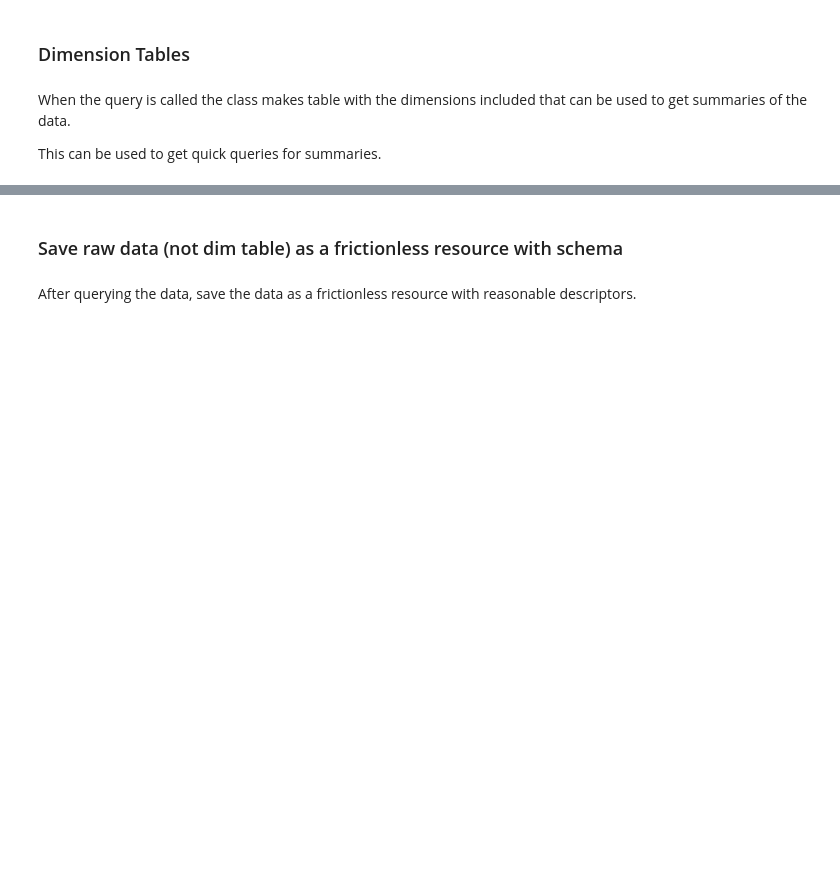
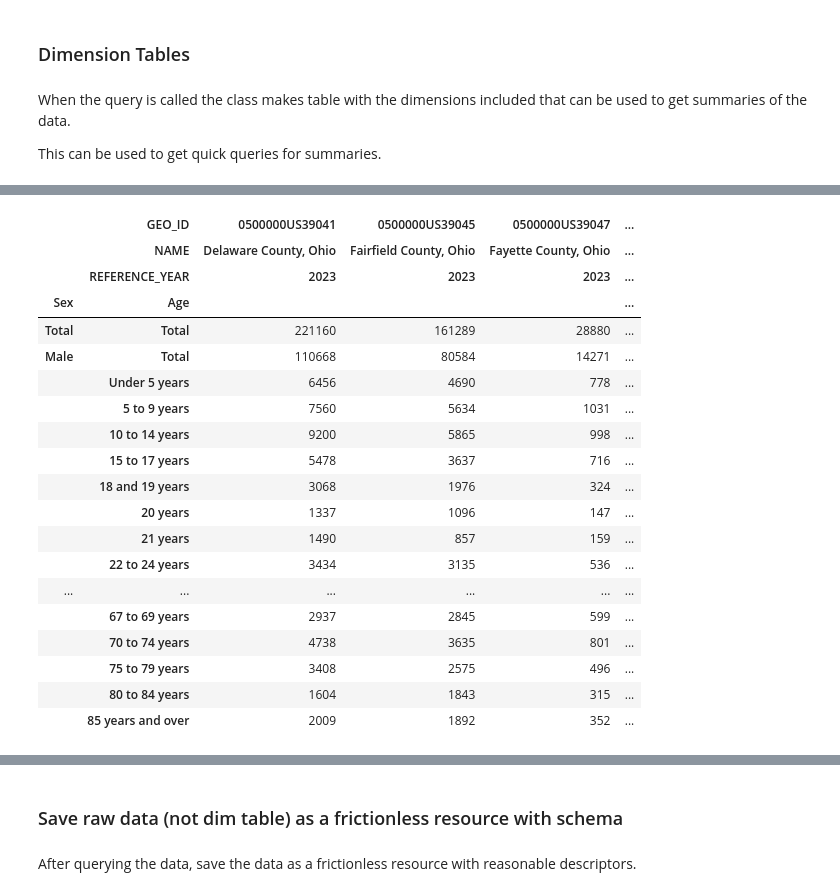
Before and after one commit to morpc/morpc-py, a Jupyter notebook: docs/07-morpc-census-demo.ipynb, the cells around one changed output, grey strips where cells are left out. Cells and saved outputs as stored; diff of their text form; code cells hidden in the pictures; blank space fills up the shorter version.

Commit message:
Diminision class add wide and long

```diff
--- a/docs/07-morpc-census-demo.ipynb
+++ b/docs/07-morpc-census-demo.ipynb
@@ -116,0 +113,23 @@ table.loc[table['VAR_TYPE']=='Estimate'].fillna("").set_index(acs.DIMENSIONS).dr
+# %%
+acs.DIM_TABLE.WIDE
+# %% [output]
+|  | GEO_ID | 0500000US39041 | 0500000US39045 | 0500000US39047 | ... |
+|  | NAME | Delaware County, Ohio | Fairfield County, Ohio | Fayette County, Ohio | ... |
+|  | REFERENCE_YEAR | 2023 | 2023 | 2023 | ... |
+| Sex | Age |  |  |  | ... |
+| Total | Total | 221160 | 161289 | 28880 | ... |
+| Male | Total | 110668 | 80584 | 14271 | ... |
+|  | Under 5 years | 6456 | 4690 | 778 | ... |
+|  | 5 to 9 years | 7560 | 5634 | 1031 | ... |
+|  | 10 to 14 years | 9200 | 5865 | 998 | ... |
+|  | 15 to 17 years | 5478 | 3637 | 716 | ... |
+|  | 18 and 19 years | 3068 | 1976 | 324 | ... |
+|  | 20 years | 1337 | 1096 | 147 | ... |
+|  | 21 years | 1490 | 857 | 159 | ... |
+|  | 22 to 24 years | 3434 | 3135 | 536 | ... |
+| ... | ... | ... | ... | ... | ... |
+|  | 67 to 69 years | 2937 | 2845 | 599 | ... |
+|  | 70 to 74 years | 4738 | 3635 | 801 | ... |
+|  | 75 to 79 years | 3408 | 2575 | 496 | ... |
+|  | 80 to 84 years | 1604 | 1843 | 315 | ... |
+|  | 85 years and over | 2009 | 1892 | 352 | ... |
```
Also changed, not shown: parts of 7 cells of this notebook, 1 other file.
